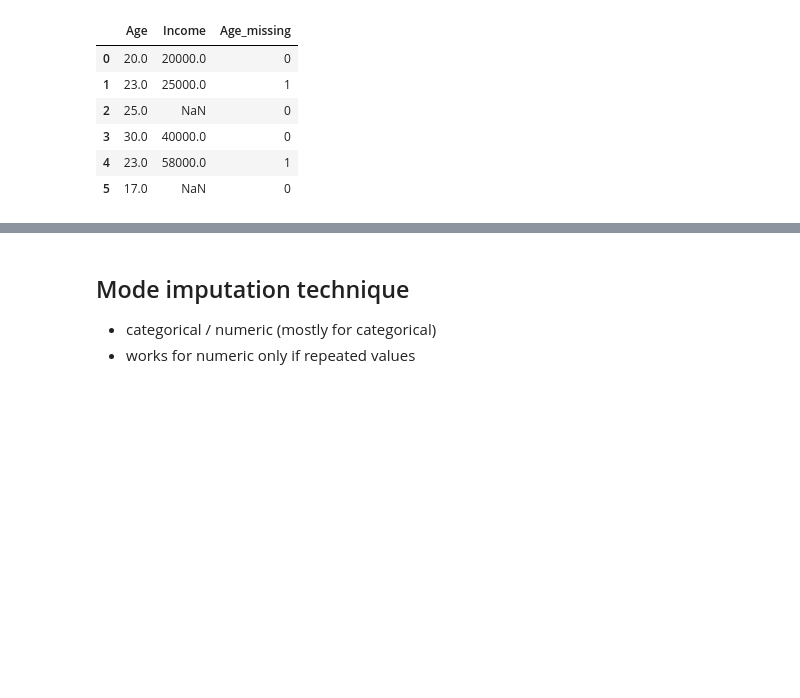
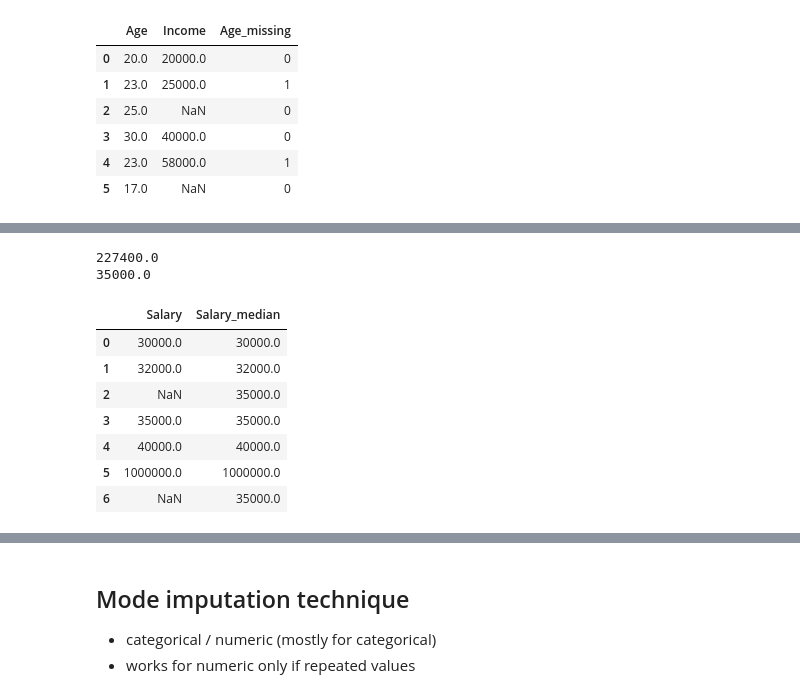
Before and after one commit to Thameempp/Data-analysis, a Jupyter notebook: Data_Handling/Feature_engineering/Handling_missing_values.ipynb, the cells around one changed output, grey strips where cells are left out. Saved outputs shown, nothing was run; the diff lists cells and outputs as text; code cells hidden in the pictures; blank space fills up the shorter version.

```diff
--- a/Data_Handling/Feature_engineering/Handling_missing_values.ipynb
+++ b/Data_Handling/Feature_engineering/Handling_missing_values.ipynb
@@ -217,0 +292,21 @@ df4
+# %%
+# Median Imputation with Outliers (Why median is better)
+df = pd.DataFrame({
+    "Salary": [30000, 32000, np.nan, 35000, 40000, 1000000, np.nan]
+})
+print(df['Salary'].mean())
+print(df['Salary'].median())
+
+df['Salary_median'] = df['Salary'].fillna(df['Salary'].median())
+df
+# %% [output]
+227400.0
+35000.0
+|  | Salary | Salary_median |
+| 0 | 30000.0 | 30000.0 |
+| 1 | 32000.0 | 32000.0 |
+| 2 | NaN | 35000.0 |
+| 3 | 35000.0 | 35000.0 |
+| 4 | 40000.0 | 40000.0 |
+| 5 | 1000000.0 | 1000000.0 |
+| 6 | NaN | 35000.0 |
```
Also changed, not shown: parts of 10 cells of this notebook, 2 other files.
